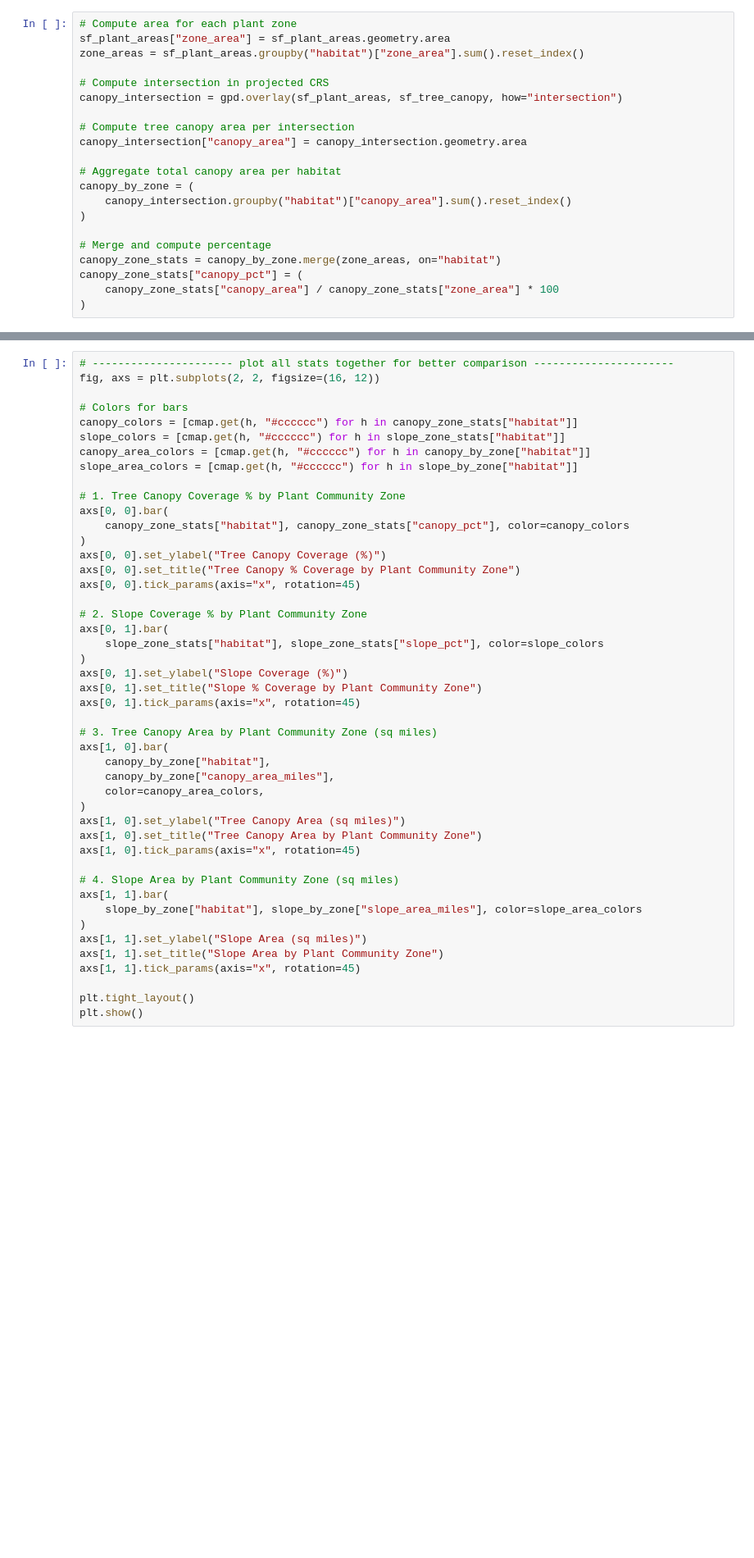
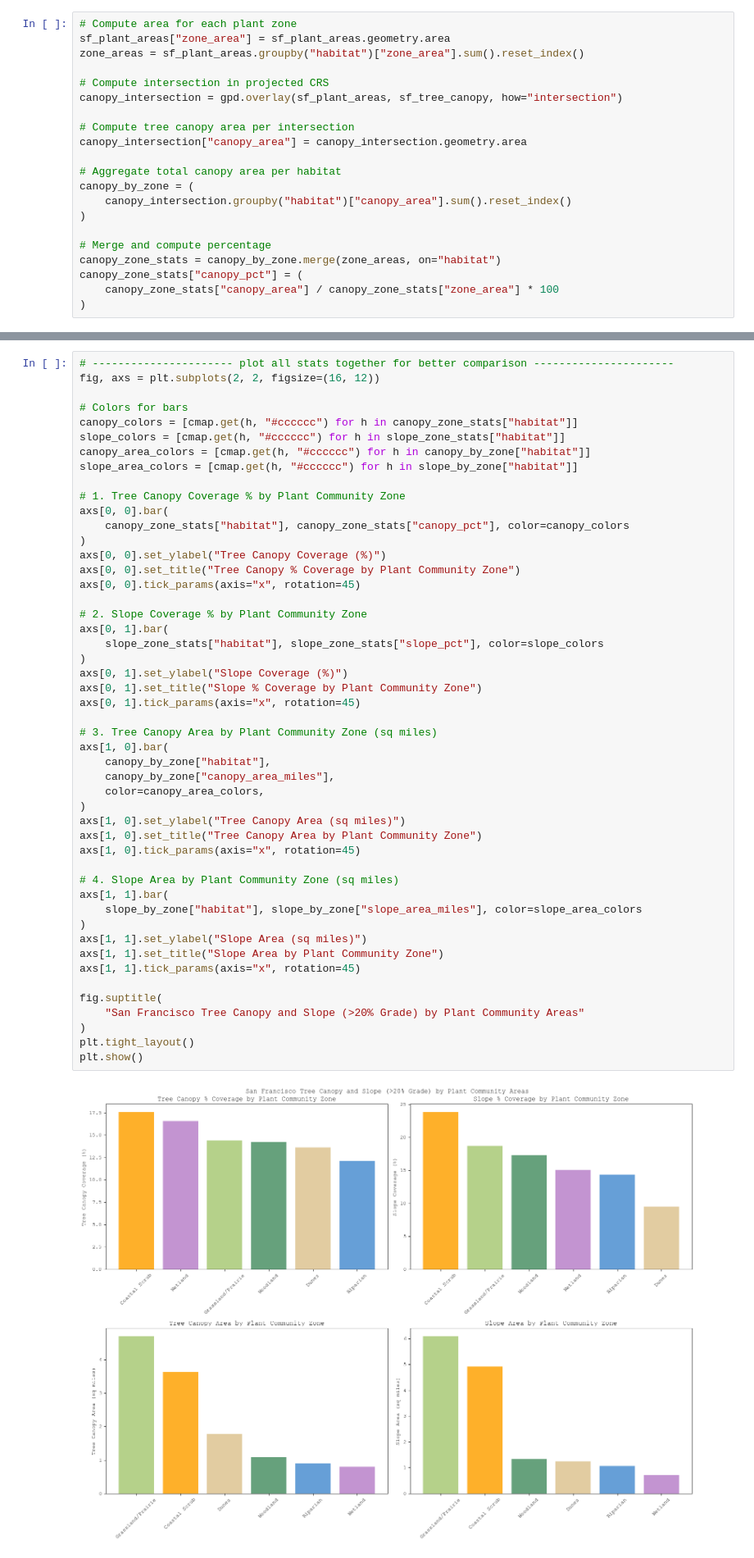
Before and after one commit to elliemadsen/cdp-mapping-systems, a Jupyter notebook: Assignments/01_SF_Canopy_Slope_Habitat_Analysis.ipynb, the cells around one changed output, grey strips where cells are left out. Shown at 82% size. Saved outputs shown, nothing was run; the diff lists cells and outputs as text; blank space fills up the shorter version.

```diff
--- a/Assignments/01_SF_Canopy_Slope_Habitat_Analysis.ipynb
+++ b/Assignments/01_SF_Canopy_Slope_Habitat_Analysis.ipynb
@@ -301,30 +312,35 @@ axs[0, 0].set_title("Tree Canopy % Coverage by Plant Community Zone")
 axs[0, 0].tick_params(axis="x", rotation=45)
 
 # 2. Slope Coverage % by Plant Community Zone
 axs[0, 1].bar(
     slope_zone_stats["habitat"], slope_zone_stats["slope_pct"], color=slope_colors
 )
 axs[0, 1].set_ylabel("Slope Coverage (%)")
 axs[0, 1].set_title("Slope % Coverage by Plant Community Zone")
 axs[0, 1].tick_params(axis="x", rotation=45)
 
 # 3. Tree Canopy Area by Plant Community Zone (sq miles)
 axs[1, 0].bar(
     canopy_by_zone["habitat"],
     canopy_by_zone["canopy_area_miles"],
     color=canopy_area_colors,
 )
 axs[1, 0].set_ylabel("Tree Canopy Area (sq miles)")
 axs[1, 0].set_title("Tree Canopy Area by Plant Community Zone")
 axs[1, 0].tick_params(axis="x", rotation=45)
 
 # 4. Slope Area by Plant Community Zone (sq miles)
 axs[1, 1].bar(
     slope_by_zone["habitat"], slope_by_zone["slope_area_miles"], color=slope_area_colors
 )
 axs[1, 1].set_ylabel("Slope Area (sq miles)")
 axs[1, 1].set_title("Slope Area by Plant Community Zone")
 axs[1, 1].tick_params(axis="x", rotation=45)
 
+fig.suptitle(
+    "San Francisco Tree Canopy and Slope (>20% Grade) by Plant Community Areas"
+)
 plt.tight_layout()
 plt.show()
+# %% [output]
+[figure, added]
```
Also changed, not shown: parts of 13 cells of this notebook.
